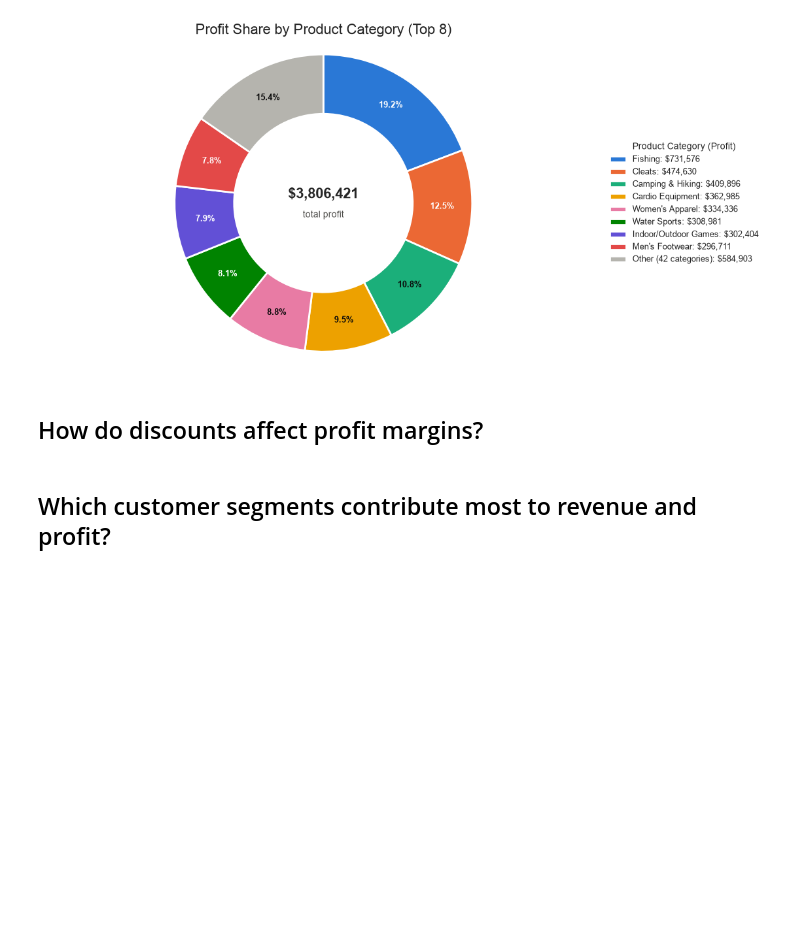
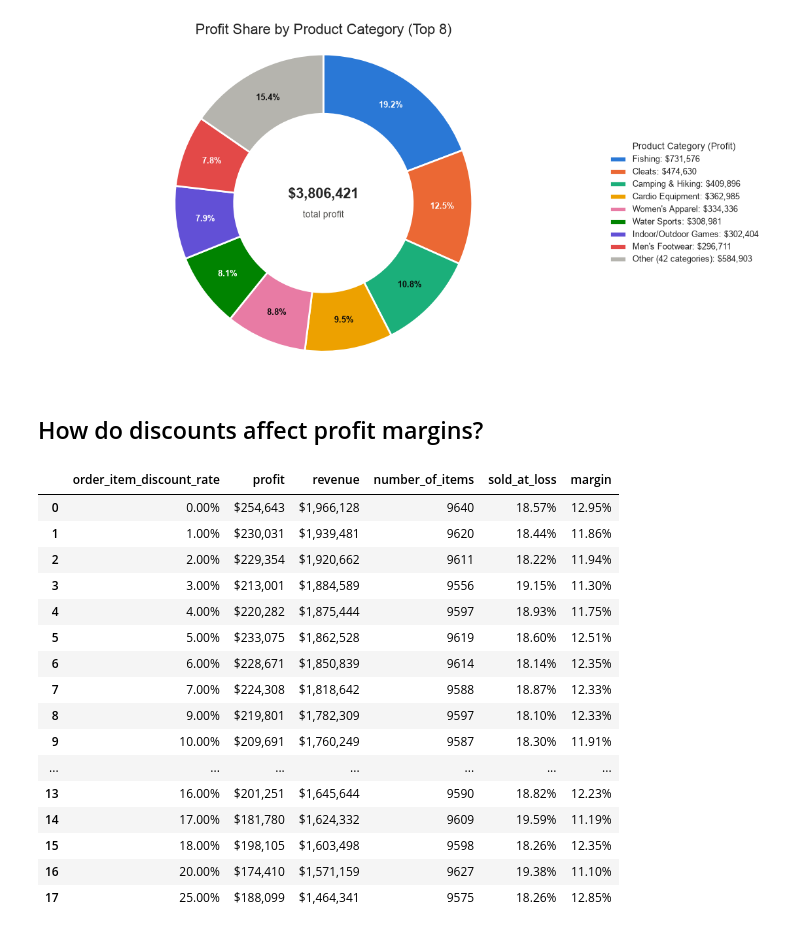
Before and after one commit to DimitarK13/smart-supply-chain, a Jupyter notebook: notebooks/07-financial-performance-analysis.ipynb, the cells around one changed output. Saved outputs shown, nothing was run; the diff lists cells and outputs as text; code cells hidden in the pictures; blank space fills up the shorter version.

```diff
--- a/notebooks/07-financial-performance-analysis.ipynb
+++ b/notebooks/07-financial-performance-analysis.ipynb
@@ -99,5 +99,42 @@ plt.show()
 [figure]
 # %% [markdown]
 ## How do discounts affect profit margins?
-# %% [markdown]
-## Which customer segments contribute most to revenue and profit?
+# %%
+df['is_at_loss'] = df['order_item_profit'] < 0
+
+discount_rates = df.groupby('order_item_discount_rate').agg(
+    profit=('order_item_profit', 'sum'),
+    revenue=('order_item_total', 'sum'),
+    number_of_items=('order_item_profit', 'count'),
+    sold_at_loss=('is_at_loss', 'mean')
+).reset_index()
+
+discount_rates['margin'] = discount_rates['profit'] / discount_rates['revenue']
+
+discount_rates_styled = discount_rates.style.format({
+    'order_item_discount_rate': '{:.2%}',
+    'profit': '${:,.0f}',
+    'revenue': '${:,.0f}',
+    'sold_at_loss': '{:.2%}',
+    'margin': '{:.2%}'
+})
+
+discount_rates_styled
+# %% [output]
+|  | order_item_discount_rate | profit | revenue | number_of_items | sold_at_loss | margin |
+| 0 | 0.00% | $254,643 | $1,966,128 | 9640 | 18.57% | 12.95% |
+| 1 | 1.00% | $230,031 | $1,939,481 | 9620 | 18.44% | 11.86% |
+| 2 | 2.00% | $229,354 | $1,920,662 | 9611 | 18.22% | 11.94% |
+| 3 | 3.00% | $213,001 | $1,884,589 | 9556 | 19.15% | 11.30% |
+| 4 | 4.00% | $220,282 | $1,875,444 | 9597 | 18.93% | 11.75% |
+| 5 | 5.00% | $233,075 | $1,862,528 | 9619 | 18.60% | 12.51% |
+| 6 | 6.00% | $228,671 | $1,850,839 | 9614 | 18.14% | 12.35% |
+| 7 | 7.00% | $224,308 | $1,818,642 | 9588 | 18.87% | 12.33% |
+| 8 | 9.00% | $219,801 | $1,782,309 | 9597 | 18.10% | 12.33% |
+| 9 | 10.00% | $209,691 | $1,760,249 | 9587 | 18.30% | 11.91% |
+| ... | ... | ... | ... | ... | ... | ... |
+| 13 | 16.00% | $201,251 | $1,645,644 | 9590 | 18.82% | 12.23% |
+| 14 | 17.00% | $181,780 | $1,624,332 | 9609 | 19.59% | 11.19% |
+| 15 | 18.00% | $198,105 | $1,603,498 | 9598 | 18.26% | 12.35% |
+| 16 | 20.00% | $174,410 | $1,571,159 | 9627 | 19.38% | 11.10% |
+| 17 | 25.00% | $188,099 | $1,464,341 | 9575 | 18.26% | 12.85% |
```
Also changed, not shown: parts of 2 cells of this notebook, 1 other file.
